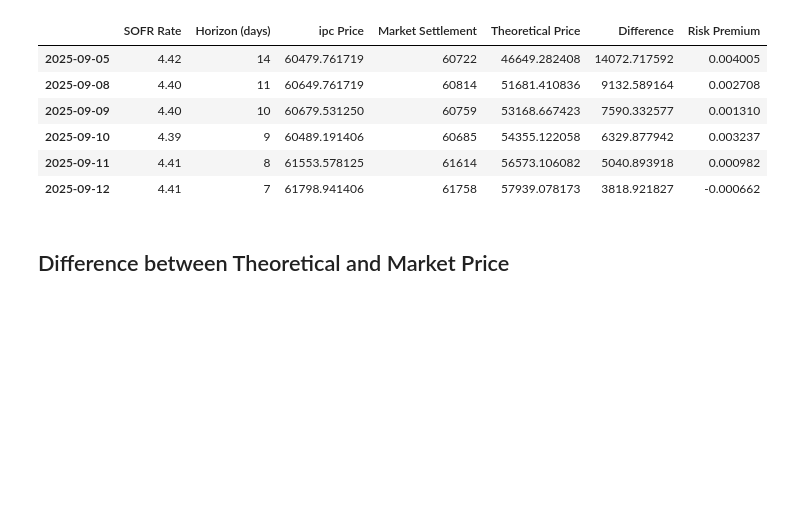
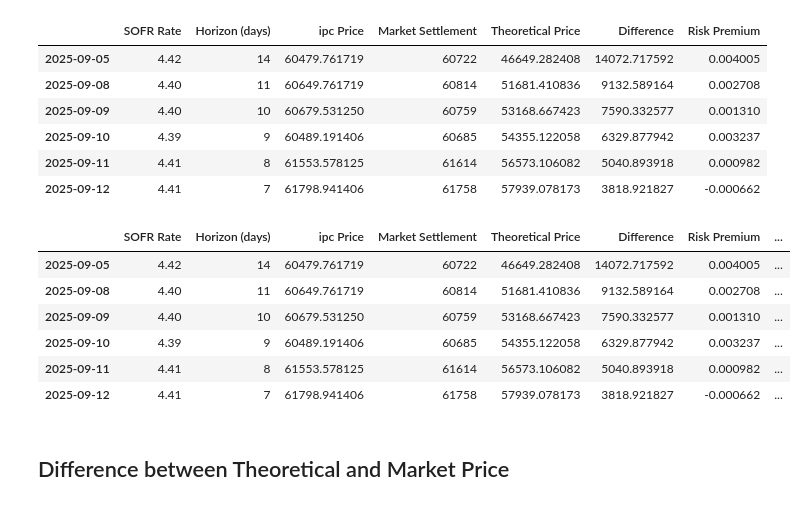
Before and after one commit to heritaco/Productos-Derivados, a Jupyter notebook: activities/Mexican Related Derivatives/pricing derivatives over time.ipynb, the cells around one changed output. Saved outputs shown, nothing was run; the diff lists cells and outputs as text; code cells hidden in the pictures; blank space fills up the shorter version.

```diff
--- a/activities/Mexican Related Derivatives/pricing derivatives over time.ipynb
+++ b/activities/Mexican Related Derivatives/pricing derivatives over time.ipynb
@@ -707,6 +707,19 @@ IPC
 | 2025-09-10 | 4.39 | 9 | 60489.191406 | 60685 | 54355.122058 | 6329.877942 | 0.003237 |
 | 2025-09-11 | 4.41 | 8 | 61553.578125 | 61614 | 56573.106082 | 5040.893918 | 0.000982 |
 | 2025-09-12 | 4.41 | 7 | 61798.941406 | 61758 | 57939.078173 | 3818.921827 | -0.000662 |
+# %%
+## add expected dividends to the dataframe on the 3 column
+IPC['Expected Dividends'] = expected_dividends
+# %%
+IPC
+# %% [output]
+|  | SOFR Rate | Horizon (days) | ipc Price | Market Settlement | Theoretical Price | Difference | Risk Premium | ... |
+| 2025-09-05 | 4.42 | 14 | 60479.761719 | 60722 | 46649.282408 | 14072.717592 | 0.004005 | ... |
+| 2025-09-08 | 4.40 | 11 | 60649.761719 | 60814 | 51681.410836 | 9132.589164 | 0.002708 | ... |
+| 2025-09-09 | 4.40 | 10 | 60679.531250 | 60759 | 53168.667423 | 7590.332577 | 0.001310 | ... |
+| 2025-09-10 | 4.39 | 9 | 60489.191406 | 60685 | 54355.122058 | 6329.877942 | 0.003237 | ... |
+| 2025-09-11 | 4.41 | 8 | 61553.578125 | 61614 | 56573.106082 | 5040.893918 | 0.000982 | ... |
+| 2025-09-12 | 4.41 | 7 | 61798.941406 | 61758 | 57939.078173 | 3818.921827 | -0.000662 | ... |
 # %% [markdown]
 ## Difference between Theoretical and Market Price
 # %%
```
Also changed, not shown: parts of 6 cells of this notebook, 25 other files.
